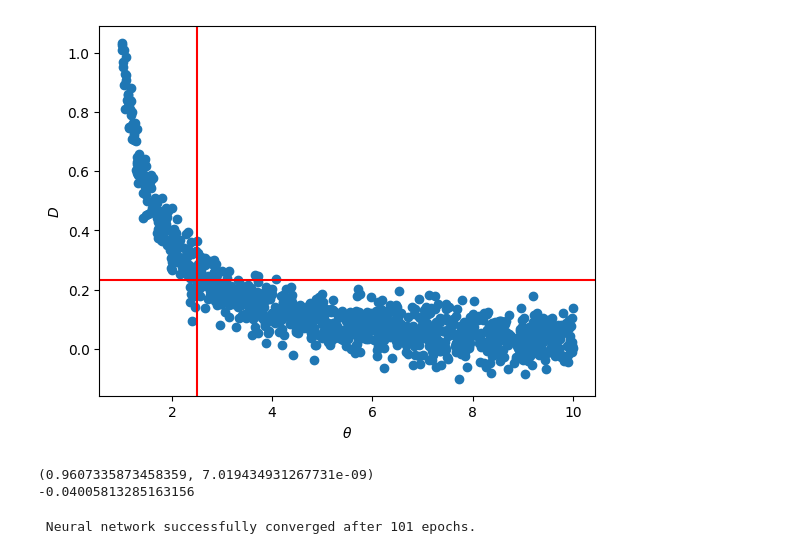
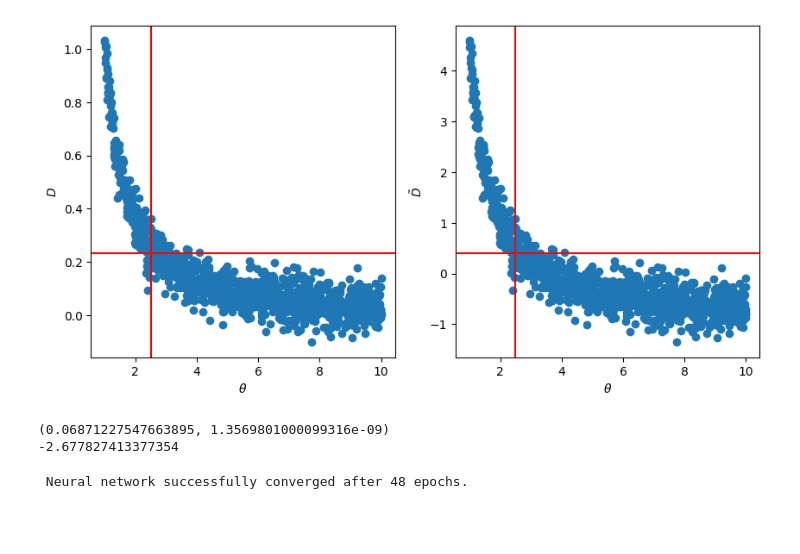
Before and after one commit to htjb/nle-evidence, a Jupyter notebook: train-nle.ipynb, the cells around one changed output. Saved outputs shown, nothing was run; the diff lists cells and outputs as text; code cells hidden in the pictures; blank space fills up the shorter version.

Commit message:
normalised data NLE

```diff
--- a/train-nle.ipynb
+++ b/train-nle.ipynb
@@ -9,32 +9,51 @@ import pickle
 # %%
 np.random.seed(0)
 torch.manual_seed(0)
 
 def simulation(theta):
     return theta**(-1.5) + torch.normal(0, 0.05, size=theta.shape)
 
 torch_prior = utils.BoxUniform(low=torch.tensor([1]),
                             high=torch.tensor([10]))
 
 prior_sample = torch_prior.sample((1000,))
 data = simulation(prior_sample)
+data_mean = data.mean()
+data_std = data.std()
+norm_data = (data - data_mean) / data_std
+
+jacobian = [1 / data_std]
+logjacobian = np.log(jacobian)
+
 true_data = simulation(torch.tensor([2.5]))
+norm_true_data = (true_data - data_mean) / data_std
 
 np.savetxt('true_data.txt', true_data)
+np.savetxt('data_mean.txt', [data_mean])
+np.savetxt('data_std.txt', [data_std])
+np.savetxt('logjacobian.txt', logjacobian)
 
-plt.scatter(prior_sample, data)
-plt.axvline(2.5, color='r')
-plt.axhline(true_data, color='r')
-plt.xlabel(r'$\theta$')
-plt.ylabel(r'$D$')
+fig, axes = plt.subplots(1, 2, figsize=(10, 5))
+axes[0].scatter(prior_sample, data)
+axes[0].axvline(2.5, color='r')
+axes[0].axhline(true_data, color='r')
+axes[0].set_xlabel(r'$\theta$')
+axes[0].set_ylabel(r'$D$')
+
+axes[1].scatter(prior_sample, norm_data)
+axes[1].axvline(2.5, color='r')
+axes[1].axhline((true_data - data_mean) / data_std, color='r')
+axes[1].set_xlabel(r'$\theta$')
+axes[1].set_ylabel(r'$\tilde{D}$')
+
 plt.savefig('data.png', dpi=300, bbox_inches='tight')
 # %% [output]
-[figure, old version]
+[figure, new version]
 # %%
 from scipy.stats import norm, uniform
 
 def likelihood(theta):
-    return norm.logpdf(theta**(-1.5), loc=true_data.numpy(), scale=0.05)
+    return norm.logpdf(theta**(-1.5), loc=norm_true_data.numpy(), scale=0.05) - logjacobian
 
 # unifrom between loc and loc+scale
 stats_prior = uniform.logpdf(2.5, loc=1, scale=9).sum()
@@ -47,8 +66,8 @@ print(integration)
 print(np.log(integration[0]))
 np.savetxt('raw-integration-evidence.txt', [np.log(integration[0])])
 # %% [output]
-(0.9607335873458359, 7.019434931267731e-09)
--0.04005813285163156
+(0.06871227547663895, 1.3569801000099316e-09)
+-2.677827413377354
 # %%
 density_estimator_build_fun = likelihood_nn(
     model="maf", hidden_features=50,
@@ -57,9 +76,9 @@ density_estimator_build_fun = likelihood_nn(
 )
 
 inference = SNLE(prior=torch_prior, density_estimator=density_estimator_build_fun)
-inference = inference.append_simulations(prior_sample, data)
+inference = inference.append_simulations(prior_sample, norm_data)
 density_estimator = inference.train()
 with open('density_estimator.pkl', 'wb') as f:
     pickle.dump(density_estimator, f)
 # %% [output]
- Neural network successfully converged after 101 epochs.
+ Neural network successfully converged after 48 epochs.
```
Also changed, not shown: 5 other files.
